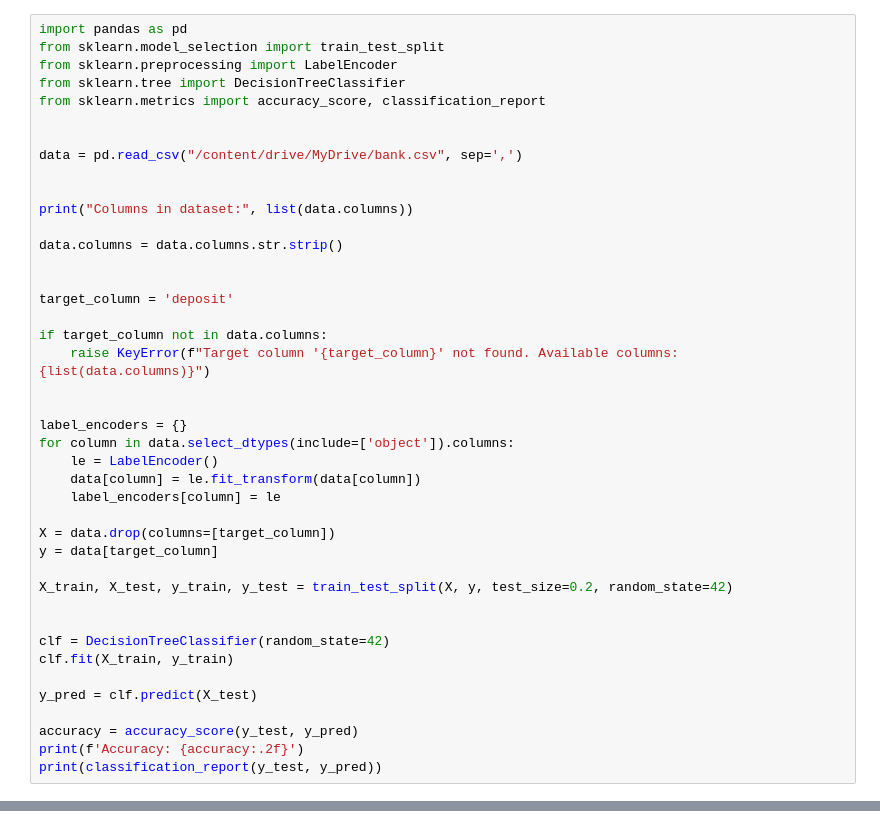
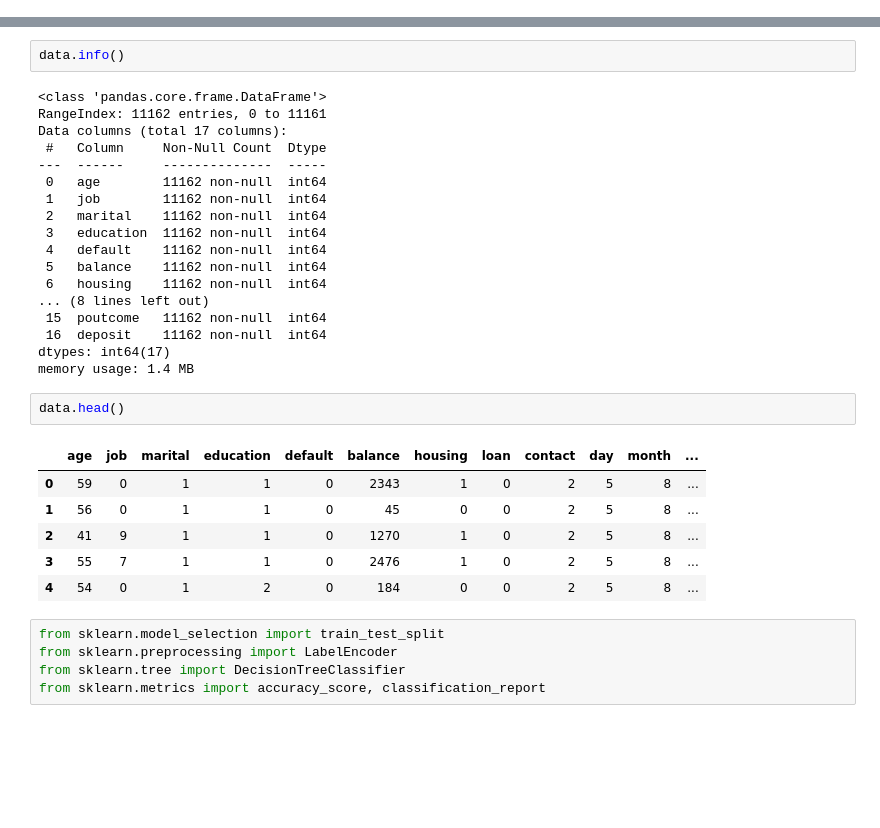
Before and after one commit to Sindhujashree-17/SCT_DS_TASKS, a Jupyter notebook: SCT_DS_TASK03.ipynb, the cells around one changed output, grey strips where cells are left out. Saved outputs shown, nothing was run; the diff lists cells and outputs as text; blank space fills up the shorter version.

```diff
--- a/SCT_DS_TASK03.ipynb
+++ b/SCT_DS_TASK03.ipynb
@@ -6,42 +7,0 @@ drive.mount('/content/drive')
-# %%
-import pandas as pd
-from sklearn.model_selection import train_test_split
-from sklearn.preprocessing import LabelEncoder
-from sklearn.tree import DecisionTreeClassifier
-from sklearn.metrics import accuracy_score, classification_report
-
-
-data = pd.read_csv("/content/drive/MyDrive/bank.csv", sep=',')
-
-
-print("Columns in dataset:", list(data.columns))
-
-data.columns = data.columns.str.strip()
-
-
-target_column = 'deposit'
-
-if target_column not in data.columns:
-    raise KeyError(f"Target column '{target_column}' not found. Available columns: {list(data.columns)}")
-
-
-label_encoders = {}
-for column in data.select_dtypes(include=['object']).columns:
-    le = LabelEncoder()
-    data[column] = le.fit_transform(data[column])
-    label_encoders[column] = le
-
-X = data.drop(columns=[target_column])
-y = data[target_column]
-
-X_train, X_test, y_train, y_test = train_test_split(X, y, test_size=0.2, random_state=42)
-
-
-clf = DecisionTreeClassifier(random_state=42)
-clf.fit(X_train, y_train)
-
-y_pred = clf.predict(X_test)
-
-accuracy = accuracy_score(y_test, y_pred)
-print(f'Accuracy: {accuracy:.2f}')
-print(classification_report(y_test, y_pred))
@@ -58,0 +8,34 @@ weighted avg       0.76      0.76      0.76      2233
+# %%
+data.info()
+# %% [output]
+<class 'pandas.core.frame.DataFrame'>
+RangeIndex: 11162 entries, 0 to 11161
+Data columns (total 17 columns):
+ #   Column     Non-Null Count  Dtype
+---  ------     --------------  -----
+ 0   age        11162 non-null  int64
+ 1   job        11162 non-null  int64
+ 2   marital    11162 non-null  int64
+ 3   education  11162 non-null  int64
+ 4   default    11162 non-null  int64
+ 5   balance    11162 non-null  int64
+ 6   housing    11162 non-null  int64
+... (8 lines left out)
+ 15  poutcome   11162 non-null  int64
+ 16  deposit    11162 non-null  int64
+dtypes: int64(17)
+memory usage: 1.4 MB
+# %%
+data.head()
+# %% [output]
+|  | age | job | marital | education | default | balance | housing | loan | contact | day | month | ... |
+| 0 | 59 | 0 | 1 | 1 | 0 | 2343 | 1 | 0 | 2 | 5 | 8 | ... |
+| 1 | 56 | 0 | 1 | 1 | 0 | 45 | 0 | 0 | 2 | 5 | 8 | ... |
+| 2 | 41 | 9 | 1 | 1 | 0 | 1270 | 1 | 0 | 2 | 5 | 8 | ... |
+| 3 | 55 | 7 | 1 | 1 | 0 | 2476 | 1 | 0 | 2 | 5 | 8 | ... |
+| 4 | 54 | 0 | 1 | 2 | 0 | 184 | 0 | 0 | 2 | 5 | 8 | ... |
+# %%
+from sklearn.model_selection import train_test_split
+from sklearn.preprocessing import LabelEncoder
+from sklearn.tree import DecisionTreeClassifier
+from sklearn.metrics import accuracy_score, classification_report
```
Also changed, not shown: parts of 10 cells of this notebook.
